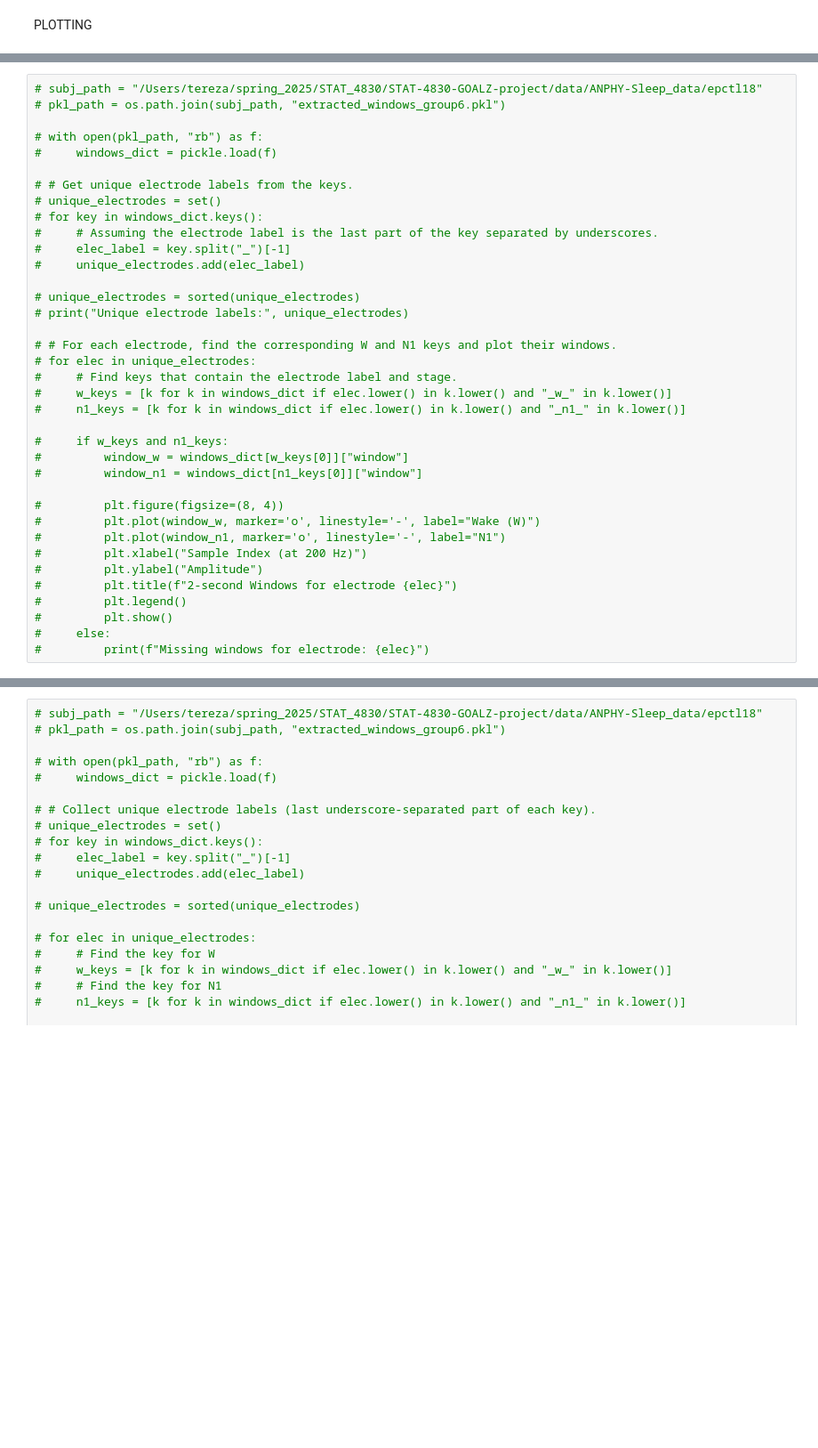
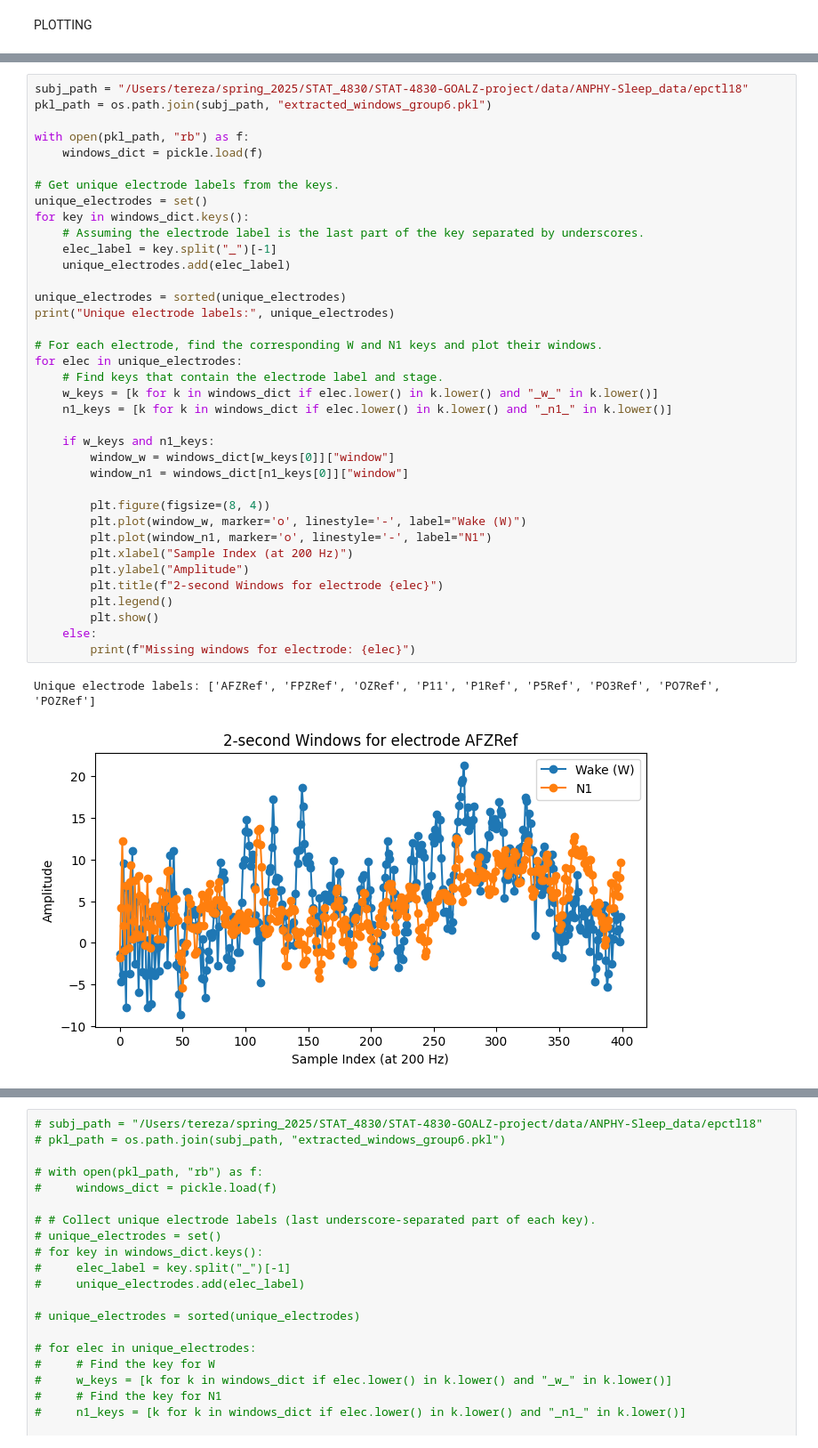
Before and after one commit to kimberlyliang/STAT-4830-GOALZ-project, a Jupyter notebook: notebooks/anphy_code/batch_sampling.ipynb, the cells around one changed output, grey strips where cells are left out. Shown: that part at 89% size. Saved outputs shown, nothing was run; the diff lists cells and outputs as text; blank space fills up the shorter version.

```diff
--- a/notebooks/anphy_code/batch_sampling.ipynb
+++ b/notebooks/anphy_code/batch_sampling.ipynb
@@ -500,37 +505,40 @@ PLOTTING
 # %%
-# subj_path = "/Users/tereza/spring_2025/STAT_4830/STAT-4830-GOALZ-project/data/ANPHY-Sleep_data/epctl18"
-# pkl_path = os.path.join(subj_path, "extracted_windows_group6.pkl")
+subj_path = "/Users/tereza/spring_2025/STAT_4830/STAT-4830-GOALZ-project/data/ANPHY-Sleep_data/epctl18"
+pkl_path = os.path.join(subj_path, "extracted_windows_group6.pkl")
 
-# with open(pkl_path, "rb") as f:
-#     windows_dict = pickle.load(f)
+with open(pkl_path, "rb") as f:
+    windows_dict = pickle.load(f)
 
-# # Get unique electrode labels from the keys.
-# unique_electrodes = set()
-# for key in windows_dict.keys():
-#     # Assuming the electrode label is the last part of the key separated by underscores.
-#     elec_label = key.split("_")[-1]
-#     unique_electrodes.add(elec_label)
+# Get unique electrode labels from the keys.
+unique_electrodes = set()
+for key in windows_dict.keys():
+    # Assuming the electrode label is the last part of the key separated by underscores.
+    elec_label = key.split("_")[-1]
+    unique_electrodes.add(elec_label)
 
-# unique_electrodes = sorted(unique_electrodes)
-# print("Unique electrode labels:", unique_electrodes)
+unique_electrodes = sorted(unique_electrodes)
+print("Unique electrode labels:", unique_electrodes)
 
-# # For each electrode, find the corresponding W and N1 keys and plot their windows.
-# for elec in unique_electrodes:
-#     # Find keys that contain the electrode label and stage.
-#     w_keys = [k for k in windows_dict if elec.lower() in k.lower() and "_w_" in k.lower()]
-#     n1_keys = [k for k in windows_dict if elec.lower() in k.lower() and "_n1_" in k.lower()]
+# For each electrode, find the corresponding W and N1 keys and plot their windows.
+for elec in unique_electrodes:
+    # Find keys that contain the electrode label and stage.
+    w_keys = [k for k in windows_dict if elec.lower() in k.lower() and "_w_" in k.lower()]
+    n1_keys = [k for k in windows_dict if elec.lower() in k.lower() and "_n1_" in k.lower()]
 
-#     if w_keys and n1_keys:
-#         window_w = windows_dict[w_keys[0]]["window"]
-#         window_n1 = windows_dict[n1_keys[0]]["window"]
+    if w_keys and n1_keys:
+        window_w = windows_dict[w_keys[0]]["window"]
+        window_n1 = windows_dict[n1_keys[0]]["window"]
 
-#         plt.figure(figsize=(8, 4))
-#         plt.plot(window_w, marker='o', linestyle='-', label="Wake (W)")
-#         plt.plot(window_n1, marker='o', linestyle='-', label="N1")
-#         plt.xlabel("Sample Index (at 200 Hz)")
-#         plt.ylabel("Amplitude")
-#         plt.title(f"2-second Windows for electrode {elec}")
-#         plt.legend()
-#         plt.show()
-#     else:
-#         print(f"Missing windows for electrode: {elec}")
+        plt.figure(figsize=(8, 4))
+        plt.plot(window_w, marker='o', linestyle='-', label="Wake (W)")
+        plt.plot(window_n1, marker='o', linestyle='-', label="N1")
+        plt.xlabel("Sample Index (at 200 Hz)")
+        plt.ylabel("Amplitude")
+        plt.title(f"2-second Windows for electrode {elec}")
+        plt.legend()
+        plt.show()
+    else:
+        print(f"Missing windows for electrode: {elec}")
+# %% [output]
+Unique electrode labels: ['AFZRef', 'FPZRef', 'OZRef', 'P11', 'P1Ref', 'P5Ref', 'PO3Ref', 'PO7Ref', 'POZRef']
+[figure, added]
```
Also changed, not shown: parts of 4 cells of this notebook.
